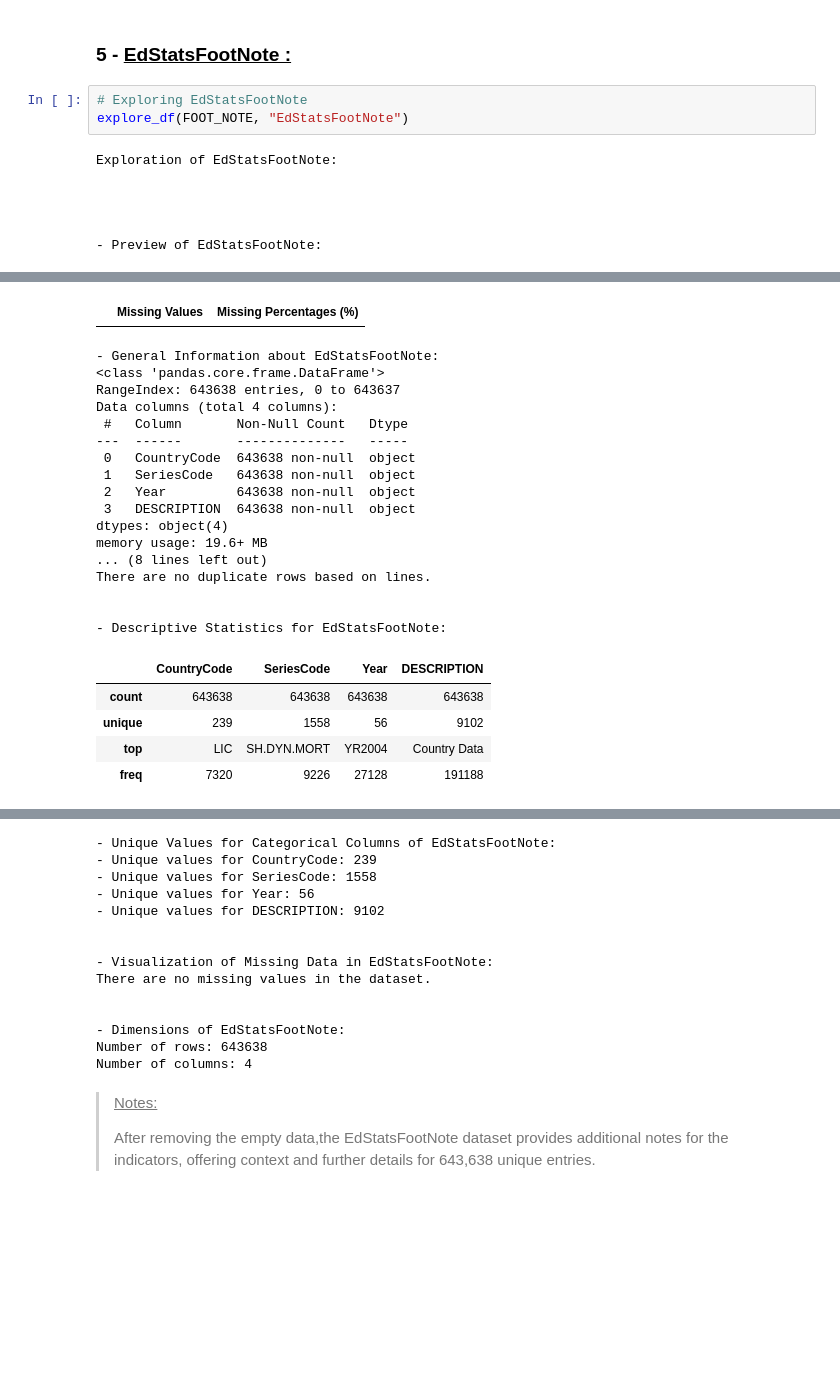
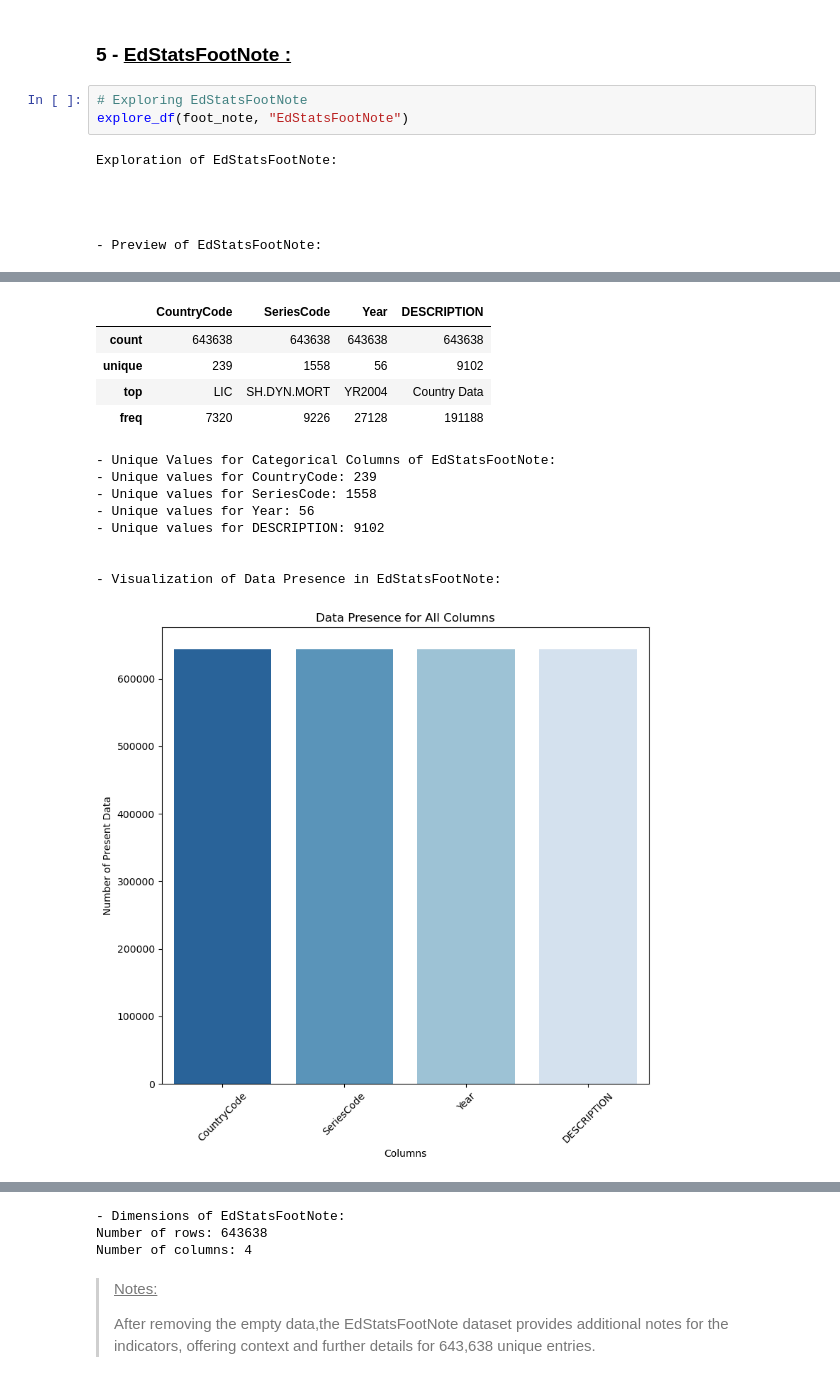
Before and after one commit to MasterCodeDevelop/academy, a Jupyter notebook: notebook.ipynb, the cells around one changed output, grey strips where cells are left out. Saved outputs shown, nothing was run; the diff lists cells and outputs as text; blank space fills up the shorter version.

```diff
--- a/notebook.ipynb
+++ b/notebook.ipynb
@@ -744,7 +729,7 @@ Number of columns: 15
 ### 5 - <u>EdStatsFootNote :</u><a id='stats-foot-note'></a>
 # %%
 # Exploring EdStatsFootNote
-explore_df(FOOT_NOTE, "EdStatsFootNote")
+explore_df(foot_note, "EdStatsFootNote")
 # %% [output]
 Exploration of EdStatsFootNote:
 
@@ -779,23 +769,14 @@ There are no columns with the specified percentage of missing data.
-|  | Missing Values | Missing Percentages (%) |
+|  | CountryCode | SeriesCode | Year | DESCRIPTION |
+| count | 643638 | 643638 | 643638 | 643638 |
+| unique | 239 | 1558 | 56 | 9102 |
+| top | LIC | SH.DYN.MORT | YR2004 | Country Data |
+| freq | 7320 | 9226 | 27128 | 191188 |
-- General Information about EdStatsFootNote:
-<class 'pandas.core.frame.DataFrame'>
-RangeIndex: 643638 entries, 0 to 643637
-Data columns (total 4 columns):
- #   Column       Non-Null Count   Dtype
----  ------       --------------   -----
- 0   CountryCode  643638 non-null  object
- 1   SeriesCode   643638 non-null  object
- 2   Year         643638 non-null  object
- 3   DESCRIPTION  643638 non-null  object
-dtypes: object(4)
-memory usage: 19.6+ MB
-... (8 lines left out)
-There are no duplicate rows based on lines.
+- Unique Values for Categorical Columns of EdStatsFootNote:
+- Unique values for CountryCode: 239
+- Unique values for SeriesCode: 1558
+- Unique values for Year: 56
+- Unique values for DESCRIPTION: 9102
 
 
-- Descriptive Statistics for EdStatsFootNote:
+- Visualization of Data Presence in EdStatsFootNote:
-|  | CountryCode | SeriesCode | Year | DESCRIPTION |
-| count | 643638 | 643638 | 643638 | 643638 |
-| unique | 239 | 1558 | 56 | 9102 |
-| top | LIC | SH.DYN.MORT | YR2004 | Country Data |
-| freq | 7320 | 9226 | 27128 | 191188 |
+[figure, added]
@@ -802,14 +784,3 @@ There are no duplicate rows based on lines.
-- Unique Values for Categorical Columns of EdStatsFootNote:
-- Unique values for CountryCode: 239
-- Unique values for SeriesCode: 1558
-- Unique values for Year: 56
-- Unique values for DESCRIPTION: 9102
-
-
-- Visualization of Missing Data in EdStatsFootNote:
-There are no missing values in the dataset.
-
-
 - Dimensions of EdStatsFootNote:
 Number of rows: 643638
 Number of columns: 4
```
Also changed, not shown: parts of 50 cells of this notebook.
